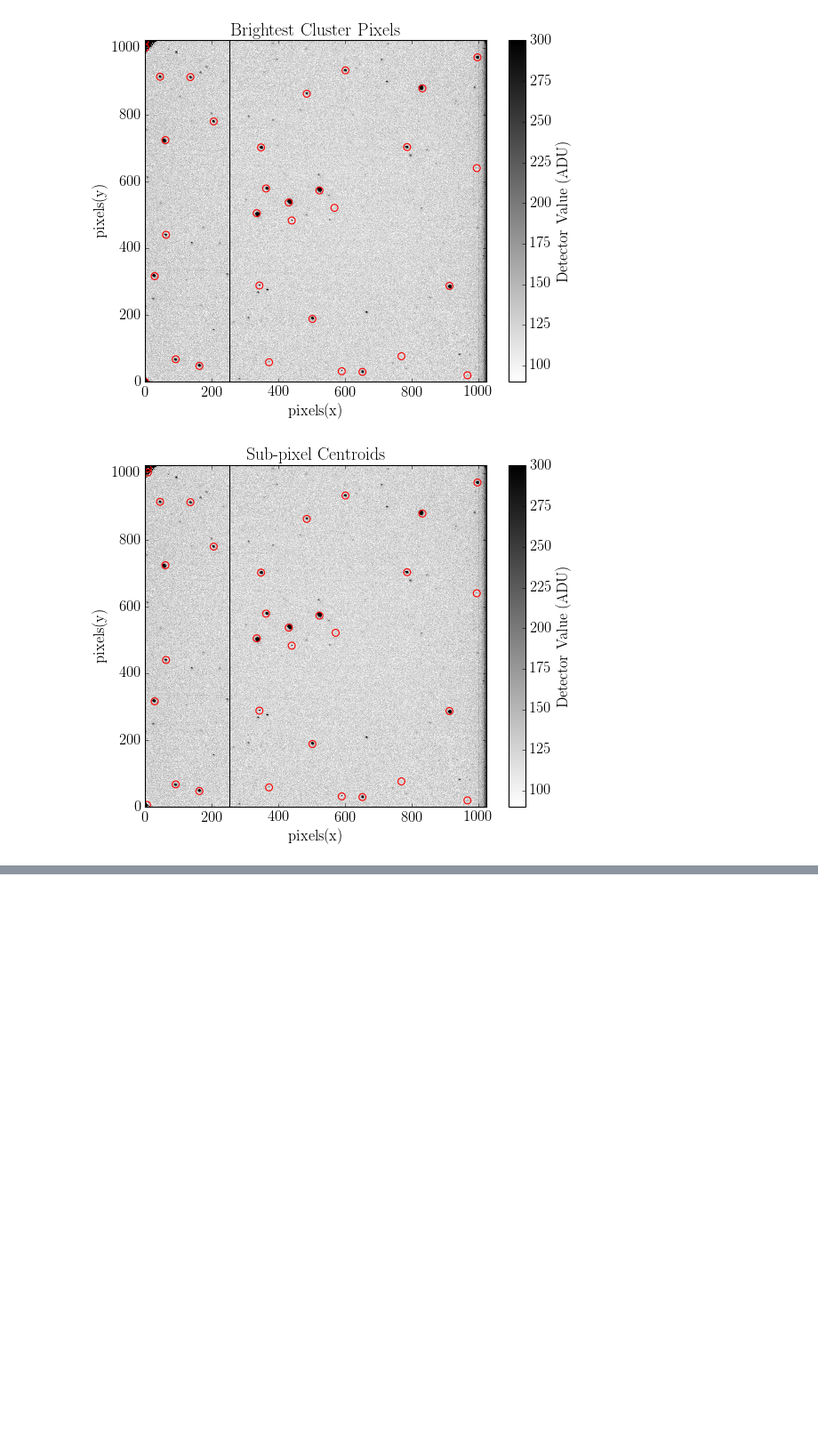
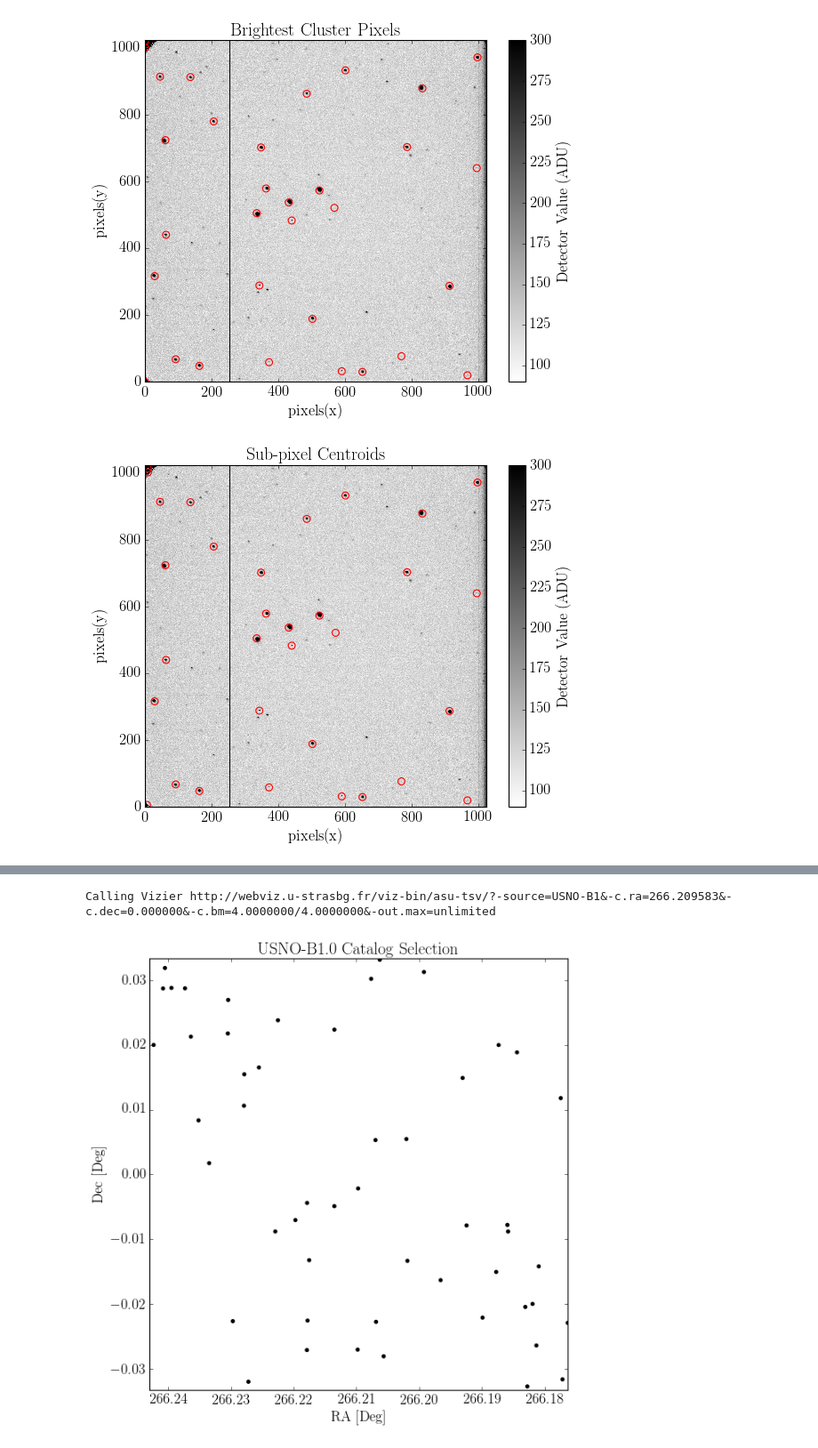
Before and after one commit to jbirky/AsteroidAstrometry, a Jupyter notebook: positions.ipynb, the cells around one changed output, grey strips where cells are left out. Shown at 89% size. Saved outputs shown, nothing was run; the diff lists cells and outputs as text; code cells hidden in the pictures; blank space fills up the shorter version.

```diff
--- a/positions.ipynb
+++ b/positions.ipynb
@@ -60,0 +55,5 @@ plt.show()
+# %%
+name, rad, ded, rmag = selectField(file='data/demo/d158.fits', fovam=4, rmag=18, plot=True)
+# %% [output]
+Calling Vizier http://webviz.u-strasbg.fr/viz-bin/asu-tsv/?-source=USNO-B1&-c.ra=266.209583&-c.dec=0.000000&-c.bm=4.0000000/4.0000000&-out.max=unlimited
+[figure, added]
```
Also changed, not shown: parts of 7 cells of this notebook.
